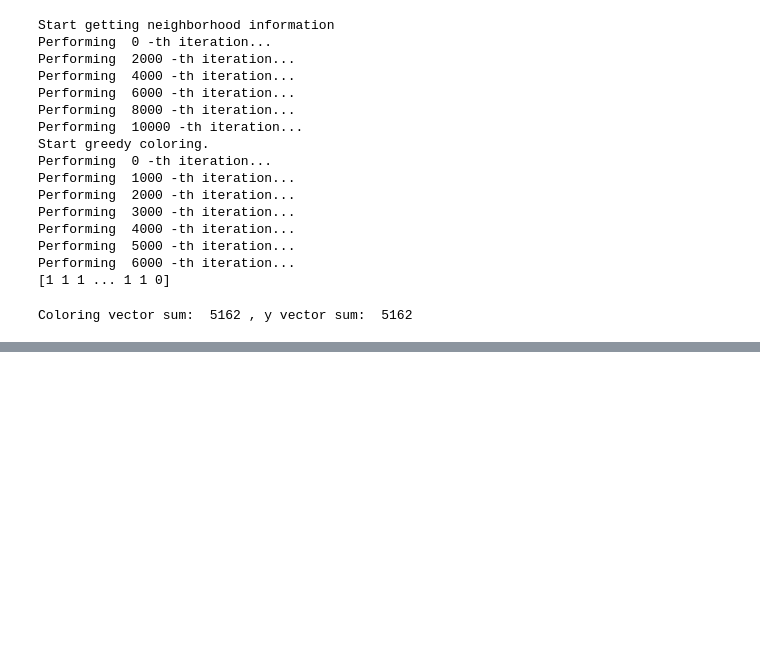
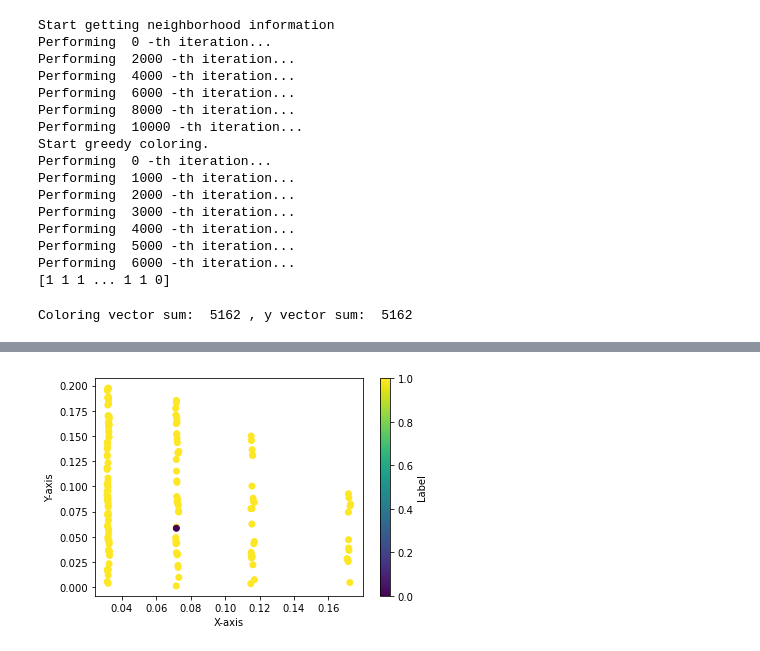
Before and after one commit to jihwanoh123/particle_trajectory, a Jupyter notebook: util_.ipynb, the cells around one changed output, grey strips where cells are left out. Cells and saved outputs as stored; diff of their text form; code cells hidden in the pictures; blank space fills up the shorter version.

```diff
--- a/util_.ipynb
+++ b/util_.ipynb
@@ -120,0 +161,4 @@ X_color.head(10)
+# %%
+plot2d(X_color,'color')
+# %% [output]
+[figure, added]
```
Also changed, not shown: parts of 5 cells of this notebook.
